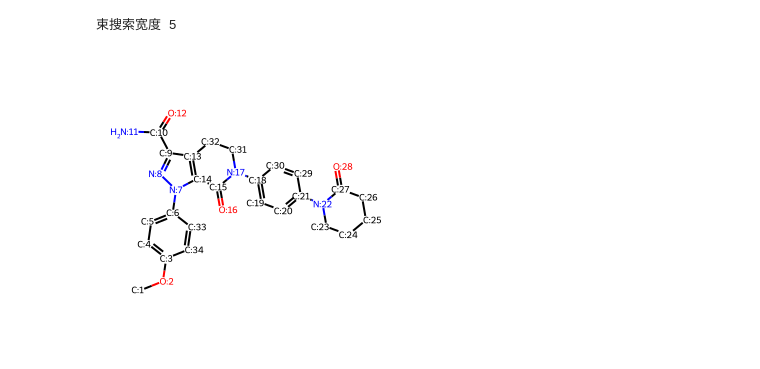
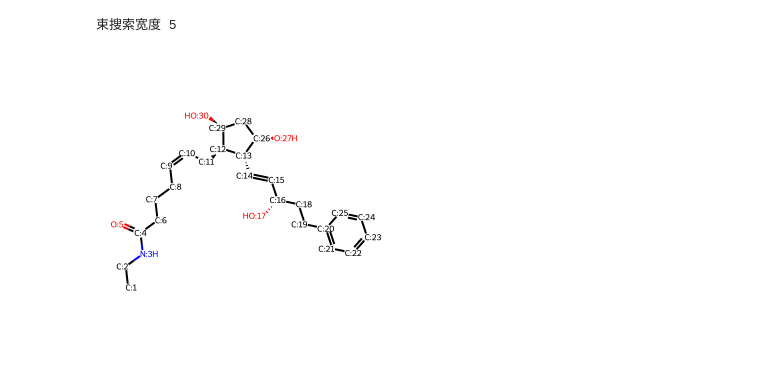
Before and after one commit to Legend-sky/GraphRetro, a Jupyter notebook: broken_two_bonds.ipynb, the cells around one changed output. Saved outputs shown, nothing was run; the diff lists cells and outputs as text; code cells hidden in the pictures.

```diff
--- a/broken_two_bonds.ipynb
+++ b/broken_two_bonds.ipynb
@@ -150,10 +150,10 @@ beam_model = BeamSearch(model=rm, beam_width=args.beam_width, max_edits=1)  #加
 # %% [output]
 束搜索宽度 5
 # %%
-smiles = ['COC1=CC=C(N2N=C(C3=C2C(N(C4=CC=C(N5CCCCC5=O)C=C4)CC3)=O)C(N)=O)C=C1']
+smiles = ['CCNC(=O)CCC/C=C\C[C@H]1[C@H](C[C@H]([C@@H]1/C=C/[C@H](CCC2=CC=CC=C2)O)O)O']
 smiles[0] = canonicalize_prod(smiles[0])
 img = Draw.MolsToGridImage([Chem.MolFromSmiles(s) for s in smiles], molsPerRow=1, subImgSize=(300, 300))
 display(img)
 # %% [output]
-[figure, old version]
+[figure, new version]
 # %%
```
Also changed, not shown: parts of 1 cell of this notebook, 1 other file.
